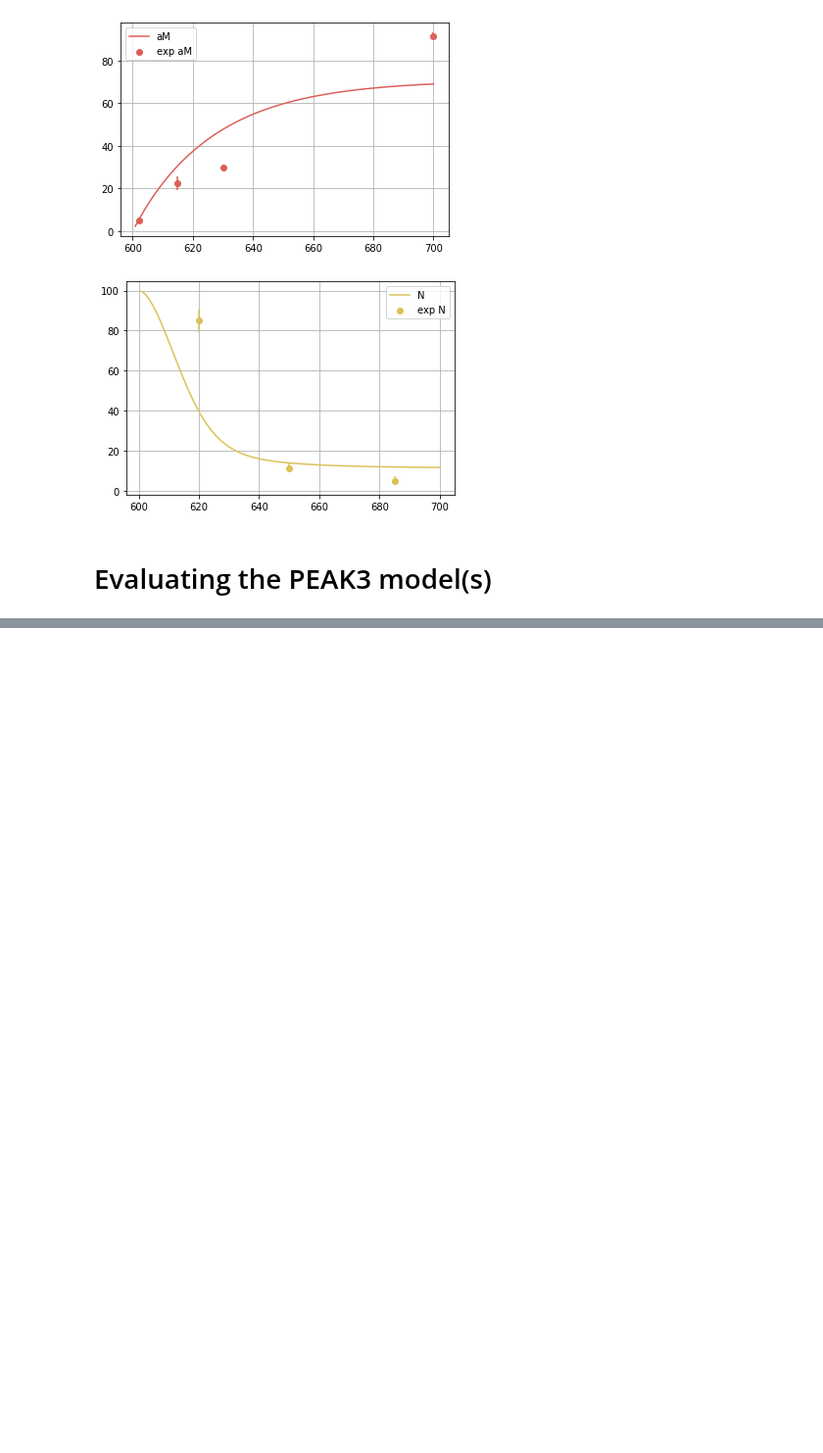
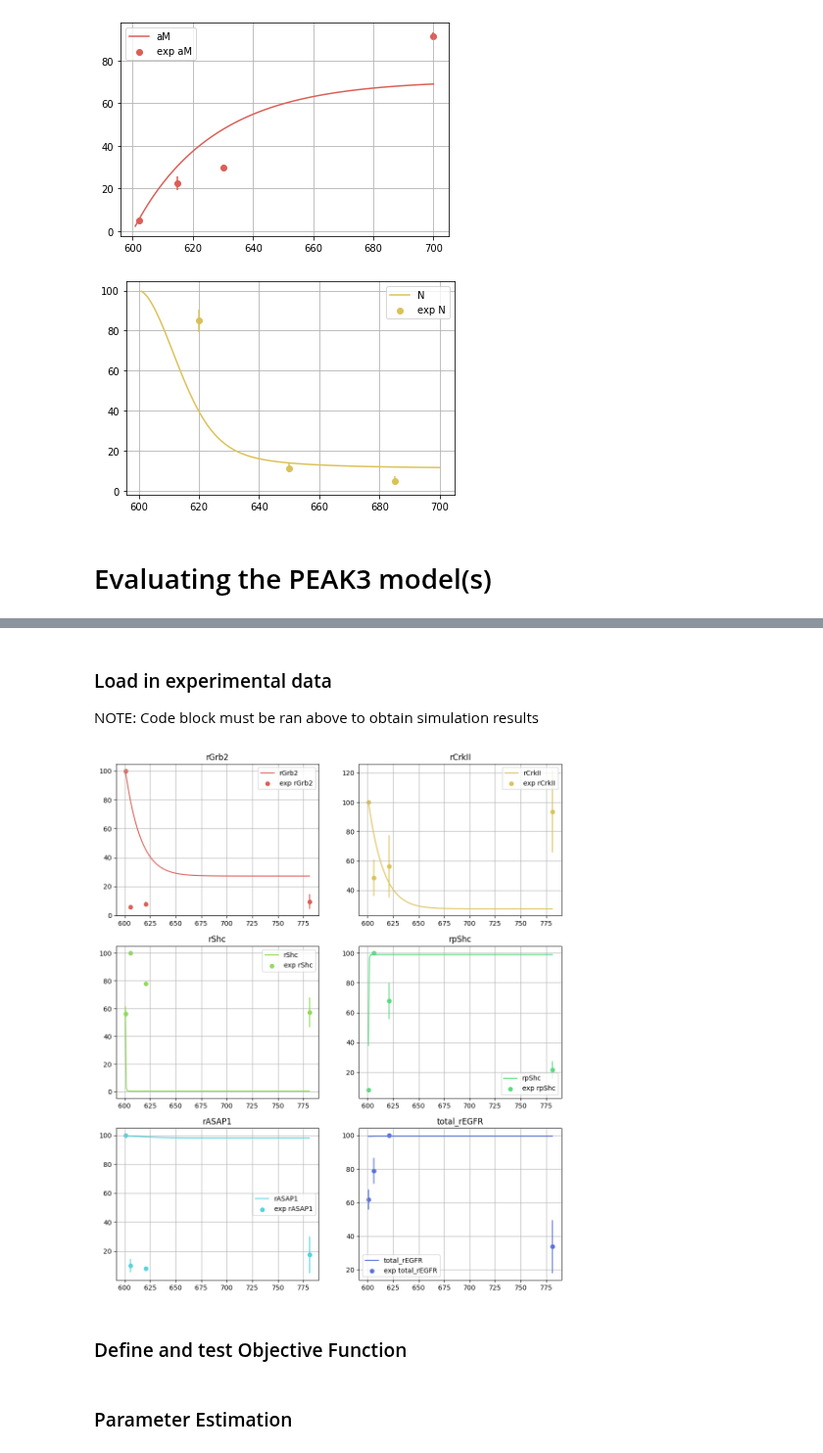
Before and after one commit to AnEvilBurrito/new-peak-project, a Jupyter notebook: src/parameter_estimation.ipynb, the cells around one changed output, grey strips where cells are left out. Shown at 98% size. Drawn from its saved outputs; the diff is of its cells as text; code cells hidden in the pictures; blank space fills up the shorter version.

```diff
--- a/src/parameter_estimation.ipynb
+++ b/src/parameter_estimation.ipynb
@@ -971,0 +1034,55 @@ for i,s in enumerate(exp_states):
+# %% [markdown]
+### Load in experimental data
+
+NOTE: Code block must be ran above to obtain simulation results
+# %%
+from optimisation.ExpDataLoader import ExpDataLoader
+import numpy as np
+
+ex = ExpDataLoader()
+ex.load_data('data\\peak3_data.csv', delimiter='\t')
+
+fig_i, fig_j = 3, 2
+figure, axis = plt.subplots(fig_i, fig_j, figsize=(12, 14))
+
+def plot_state_with_exp_data(exp_state: str, sim_result, mock_time, mock_data, mock_data_std, stim_time, color='blue'):
+    plt.plot(sim_result['time'][stim_time:], sim_result[f'{exp_state}'][stim_time:], label=exp_state, color=color)
+    plt.scatter(mock_time, mock_data, label=f'exp {exp_state}', color=color)
+    plt.errorbar(mock_time, mock_data, yerr=mock_data_std, fmt='none', color=color)
+    plt.grid()
+    plt.legend()
+    plt.show()
+
+def plot_state_with_exp_data_subplot(i, j, exp_state: str, sim_result, mock_time, mock_data, mock_data_std, stim_time, color='blue'):
+    axis[i,j].plot(sim_result['time'][stim_time:], sim_result[f'{exp_state}'][stim_time:], label=exp_state, color=color)
+    axis[i,j].scatter(mock_time, mock_data, label=f'exp {exp_state}', color=color)
+    axis[i,j].errorbar(mock_time, mock_data, yerr=mock_data_std, fmt='none', color=color)
+    axis[i,j].set_title(exp_state)
+    axis[i,j].grid()
+    axis[i,j].legend()
+    # axis[i,j].show()
+
+
+# define toy data for aN, assume different mock_time
+
+# alternatively, plot only after stimulation time
+# compare M with mock M data
+figure_start_time = 600
+exp_states = ex.get_experimental_states()
+for i,s in enumerate(exp_states):
+    exp_data = ex.get_state_average_for_each_time_point(s)
+    exp_data_std = ex.get_state_std_for_each_time_point(s)
+    exp_time = ex.get_state_modified_time(s, stim_time)
+
+    fi = i // fig_j
+    fj = i % fig_j
+    # print(fi, fj)
+    # print('Exp Data Ave', np.array(exp_data))
+    # print('Exp Data Std',np.array(exp_data_std))
+    # print('Exp Data Timepoints', np.array(exp_time))
+    # plot_state_with_exp_data(s, res, exp_time, exp_data, exp_data_std, stim_time, color=colours[i])
+    plot_state_with_exp_data_subplot(fi, fj, s, res, exp_time, exp_data, exp_data_std, figure_start_time, color=colours[i])
+# %% [output]
+[figure, added]
+# %% [markdown]
+### Define and test Objective Function
@@ -971,0 +1145,2 @@ for i,s in enumerate(exp_states):
+# %% [markdown]
+### Parameter Estimation
```
Also changed, not shown: parts of 10 cells of this notebook, 5 other files.
